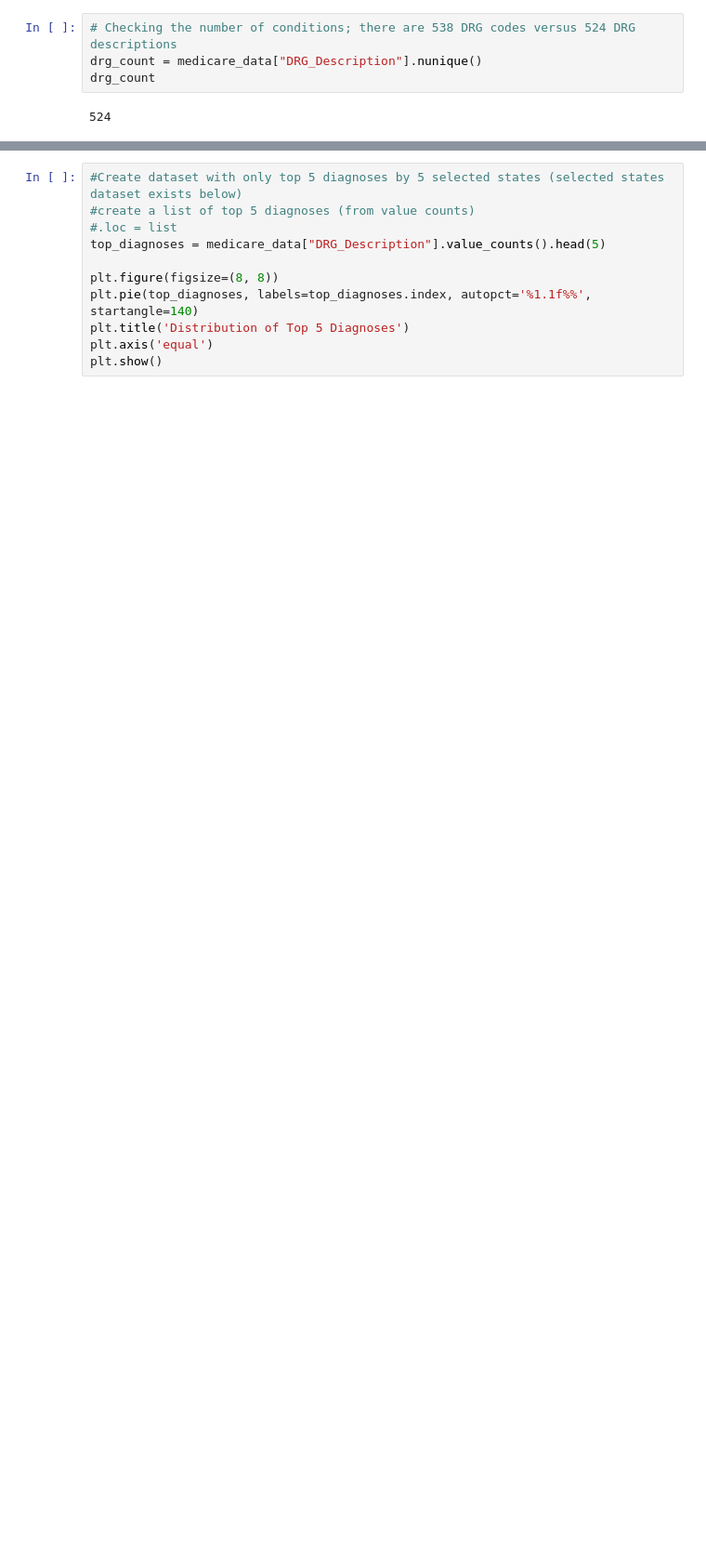
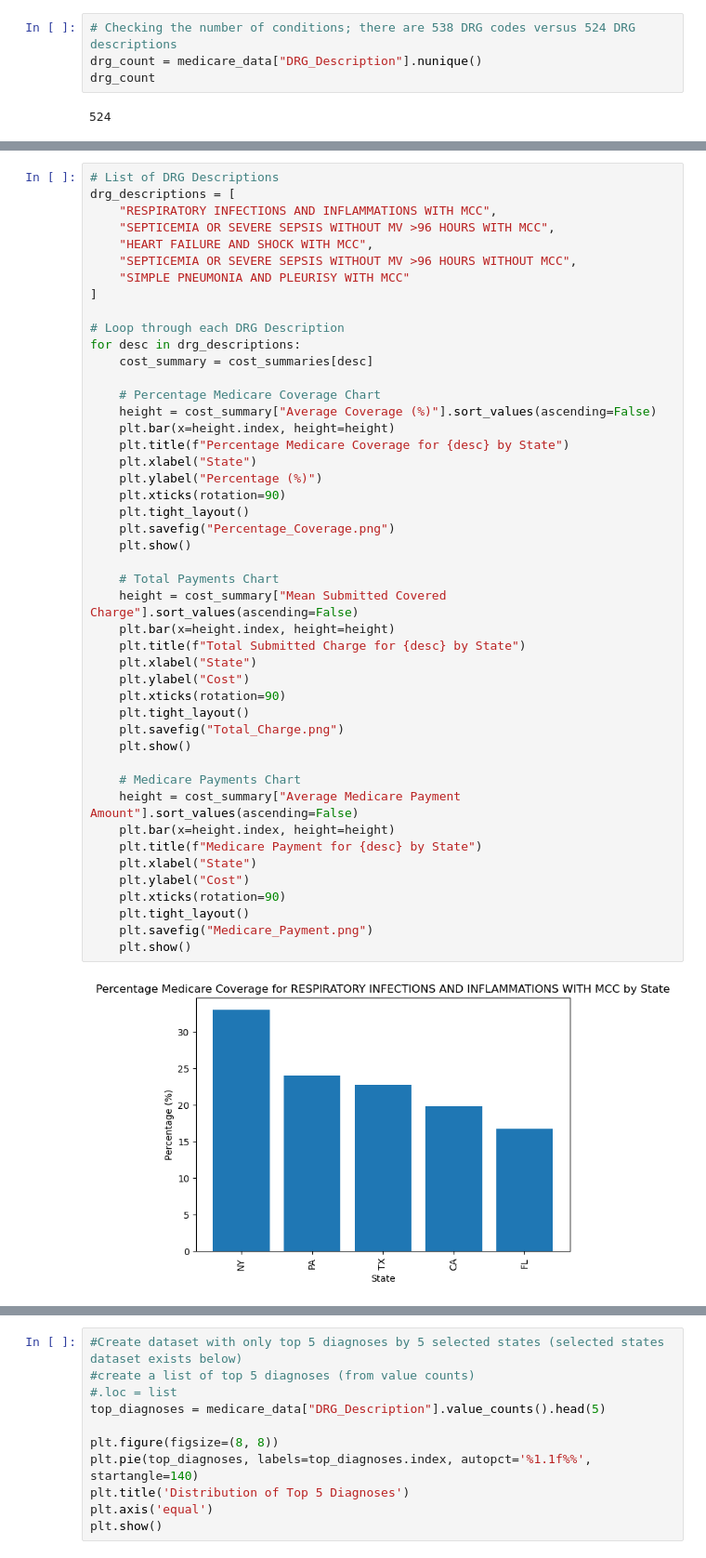
Before and after one commit to kgndirangu/project1, a Jupyter notebook: medicare.ipynb, the cells around one changed output, grey strips where cells are left out. Shown at 93% size. Drawn from its saved outputs; the diff is of its cells as text; blank space fills up the shorter version.

```diff
--- a/medicare.ipynb
+++ b/medicare.ipynb
@@ -168,0 +249,48 @@ cost_summary_sep_mcc
+# %%
+# List of DRG Descriptions
+drg_descriptions = [
+    "RESPIRATORY INFECTIONS AND INFLAMMATIONS WITH MCC",
+    "SEPTICEMIA OR SEVERE SEPSIS WITHOUT MV >96 HOURS WITH MCC",
+    "HEART FAILURE AND SHOCK WITH MCC",
+    "SEPTICEMIA OR SEVERE SEPSIS WITHOUT MV >96 HOURS WITHOUT MCC",
+    "SIMPLE PNEUMONIA AND PLEURISY WITH MCC"
+]
+
+# Loop through each DRG Description
+for desc in drg_descriptions:
+    cost_summary = cost_summaries[desc]
+
+    # Percentage Medicare Coverage Chart
+    height = cost_summary["Average Coverage (%)"].sort_values(ascending=False)
+    plt.bar(x=height.index, height=height)
+    plt.title(f"Percentage Medicare Coverage for {desc} by State")
+    plt.xlabel("State")
+    plt.ylabel("Percentage (%)")
+    plt.xticks(rotation=90)
+    plt.tight_layout()
+    plt.savefig("Percentage_Coverage.png")
+    plt.show()
+
+    # Total Payments Chart
+    height = cost_summary["Mean Submitted Covered Charge"].sort_values(ascending=False)
+    plt.bar(x=height.index, height=height)
+    plt.title(f"Total Submitted Charge for {desc} by State")
+    plt.xlabel("State")
+    plt.ylabel("Cost")
+    plt.xticks(rotation=90)
+    plt.tight_layout()
+    plt.savefig("Total_Charge.png")
+    plt.show()
+
+    # Medicare Payments Chart
+    height = cost_summary["Average Medicare Payment Amount"].sort_values(ascending=False)
+    plt.bar(x=height.index, height=height)
+    plt.title(f"Medicare Payment for {desc} by State")
+    plt.xlabel("State")
+    plt.ylabel("Cost")
+    plt.xticks(rotation=90)
+    plt.tight_layout()
+    plt.savefig("Medicare_Payment.png")
+    plt.show()
+# %% [output]
+[figure, added]
```
Also changed, not shown: parts of 24 cells of this notebook, 11 other files.
